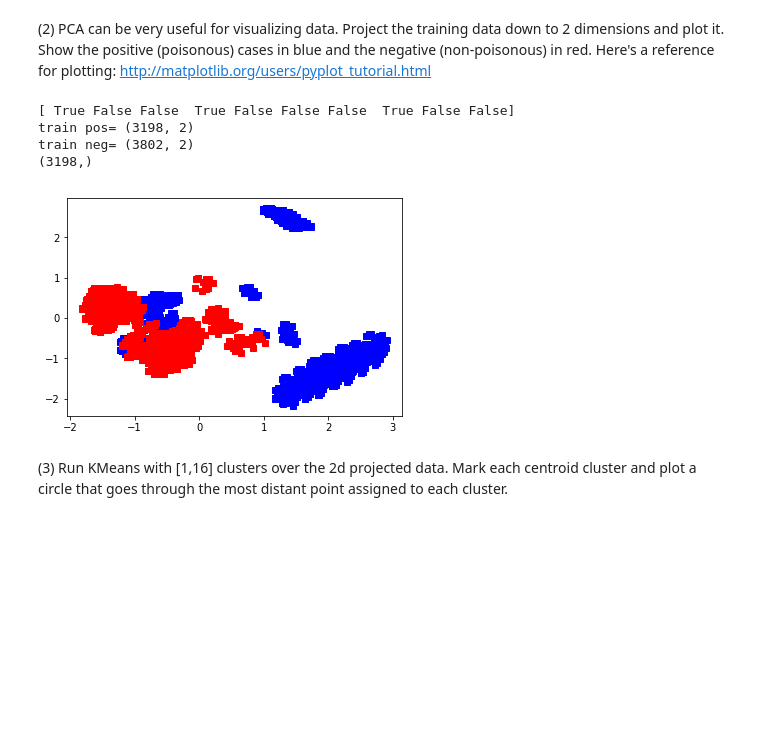
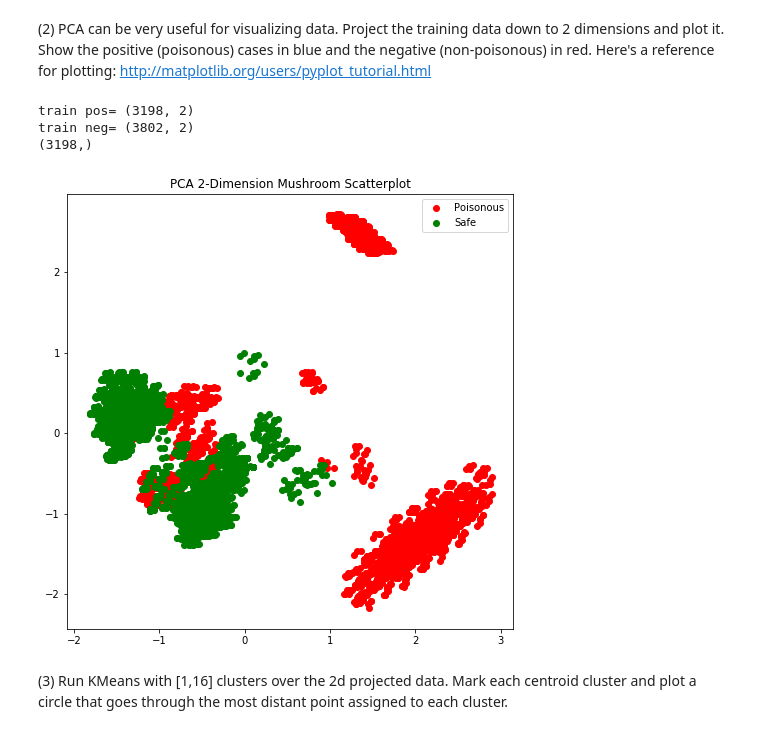
Before and after one commit to colbycarter/colbyc-w207, a Jupyter notebook: project_03/Colby_Carter_p3.ipynb, the cells around one changed output. Cells and saved outputs as stored; diff of their text form; code cells hidden in the pictures; blank space fills up the shorter version.

```diff
--- a/project_03/Colby_Carter_p3.ipynb
+++ b/project_03/Colby_Carter_p3.ipynb
@@ -100,27 +105,33 @@ With 98% of the training set's variance explained by the first 50 features, ther
 # %%
 def P2():
 ### STUDENT START ###
     pca_2 = PCA(n_components=2)
     train_data2 = pca_2.fit_transform(train_data)
 
-    label_pos, label_neg = (train_labels[:] == 1), (train_labels[:] == 0)
-    print(label_pos[0:10])
+    label_pos, label_neg = (train_labels == 1), (train_labels == 0)
+    #print(label_pos[0:10])
     train_pos, train_neg = train_data2[label_pos], train_data2[label_neg]
     print("train pos=",train_pos.shape)
     print("train neg=",train_neg.shape)
     print(train_pos[:,1].shape)
-    plt.plot(train_pos[:,0], train_pos[:,1], 'bs', train_neg[:,0], train_neg[:,1], 'rs',)
 
-    #poison = train_data2[train_data[:]==1,:]
+    #plot
+    fig, ax = plt.subplots(1, figsize = (8, 8))
+    ax.scatter(train_pos[:,0], train_pos[:,1], label = "Poisonous", color = 'red')
+    ax.scatter(train_neg[:,0], train_neg[:,1], label = "Safe", color = 'green')
+    ax.set_title("PCA 2-Dimension Mushroom Scatterplot")
+    ax.legend()
+    plt.show()
+
+    return train_data2
 
 ### STUDENT END ###
 
-P2()
+train_data2 = P2()
 # %% [output]
-[ True False False  True False False False  True False False]
 train pos= (3198, 2)
 train neg= (3802, 2)
 (3198,)
-[figure, old version]
+[figure, new version]
 # %% [markdown]
 (3) Run KMeans with [1,16] clusters over the 2d projected data. Mark each centroid cluster and plot a circle that goes through the most distant point assigned to each cluster.
```
Also changed, not shown: parts of 3 cells of this notebook.
